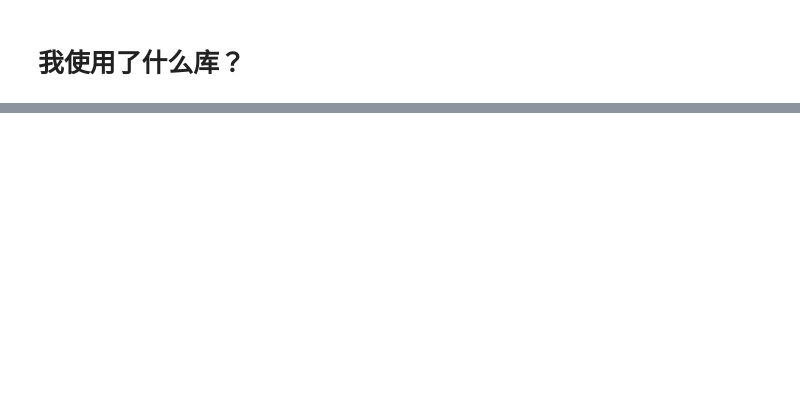
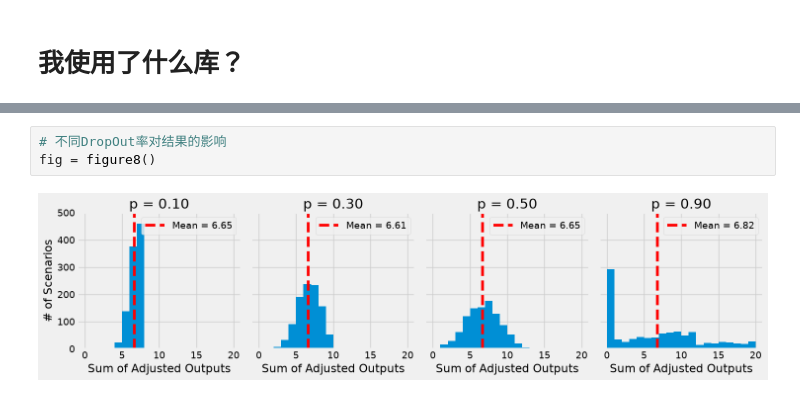
Before and after one commit to jhonprice/PyTorchStepByStep, a Jupyter notebook: runtest/ch06.ipynb, the cells around one changed output, grey strips where cells are left out. Drawn from its saved outputs; the diff is of its cells as text; blank space fills up the shorter version.

```diff
--- a/runtest/ch06.ipynb
+++ b/runtest/ch06.ipynb
@@ -36,0 +380,5 @@ ModuleNotFoundError: No module named 'sklearn'
+# %%
+# 不同DropOut率对结果的影响
+fig = figure8()
+# %% [output]
+[figure, added]
```
Also changed, not shown: parts of 48 cells of this notebook, 4 other files.
